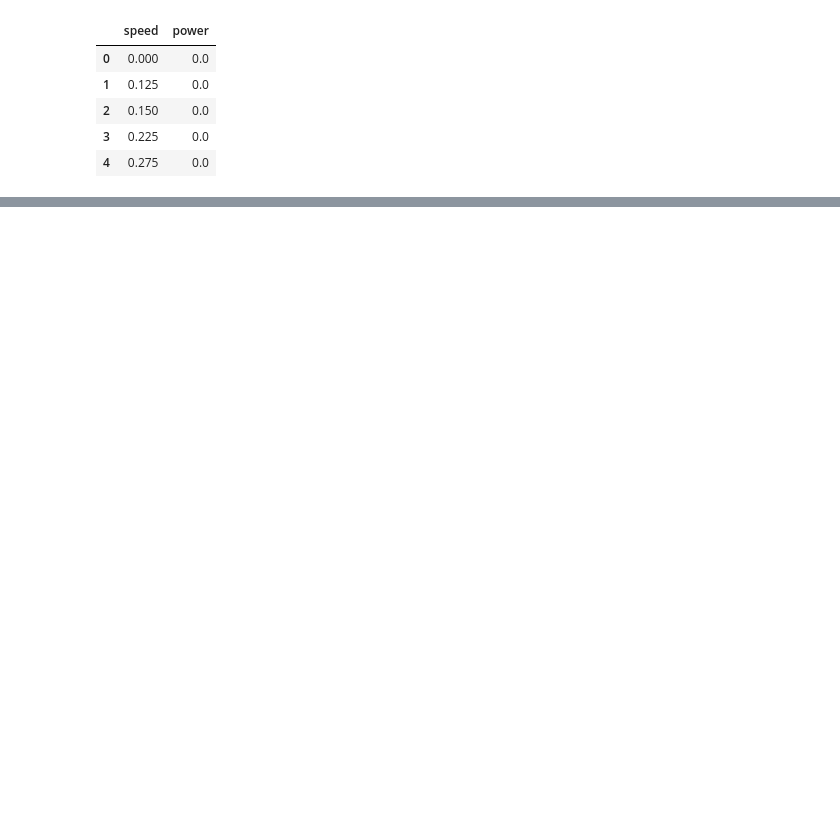
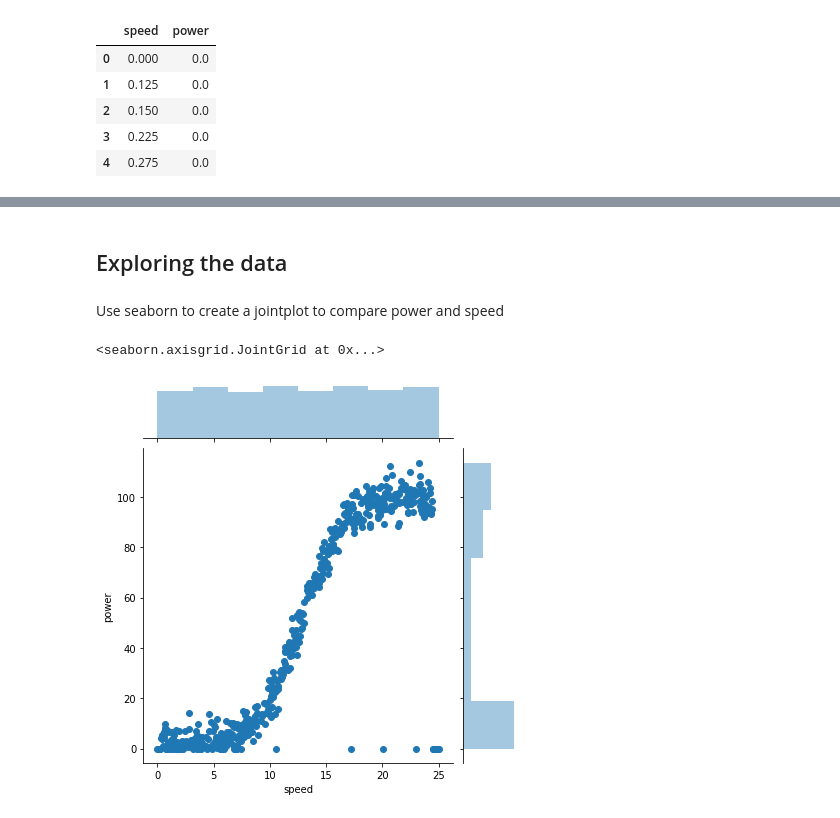
Before and after one commit to caroltreacy/fundamentals-project-2020, a Jupyter notebook: Project 2020 - powerproduction.ipynb, the cells around one changed output, grey strips where cells are left out. Drawn from its saved outputs; the diff is of its cells as text; code cells hidden in the pictures; blank space fills up the shorter version.

```diff
--- a/Project 2020 - powerproduction.ipynb
+++ b/Project 2020 - powerproduction.ipynb
@@ -101,0 +224,9 @@ https://realpython.com/linear-regression-in-python/#what-is-regression
+# %% [markdown]
+## Exploring the data
+# %% [markdown]
+Use seaborn to create a jointplot to compare power and speed
+# %%
+sns.jointplot(x='speed',y ='power', data = df)
+# %% [output]
+<seaborn.axisgrid.JointGrid at 0x...>
+[figure, added]
```
Also changed, not shown: parts of 42 cells of this notebook, 1 other file.
